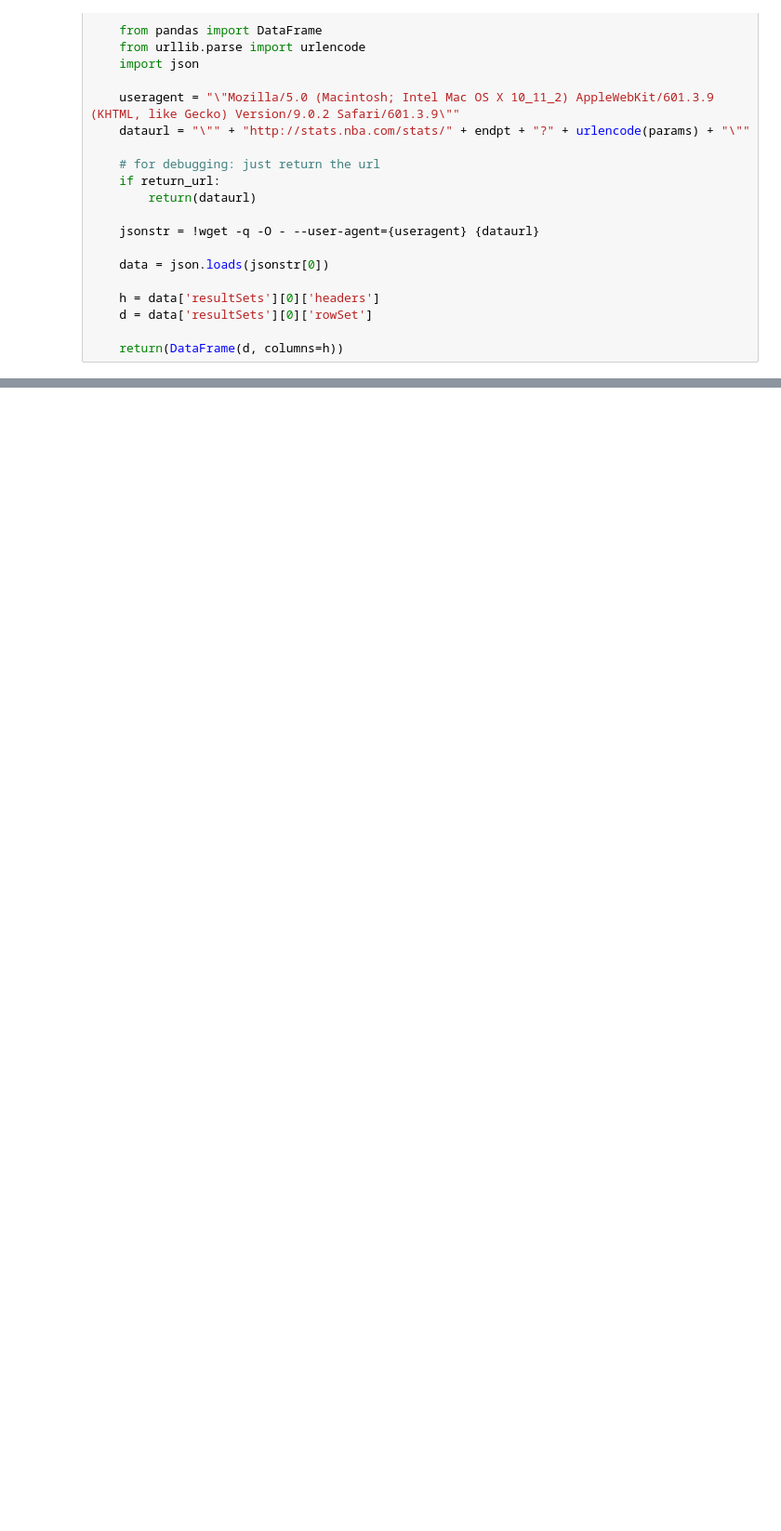
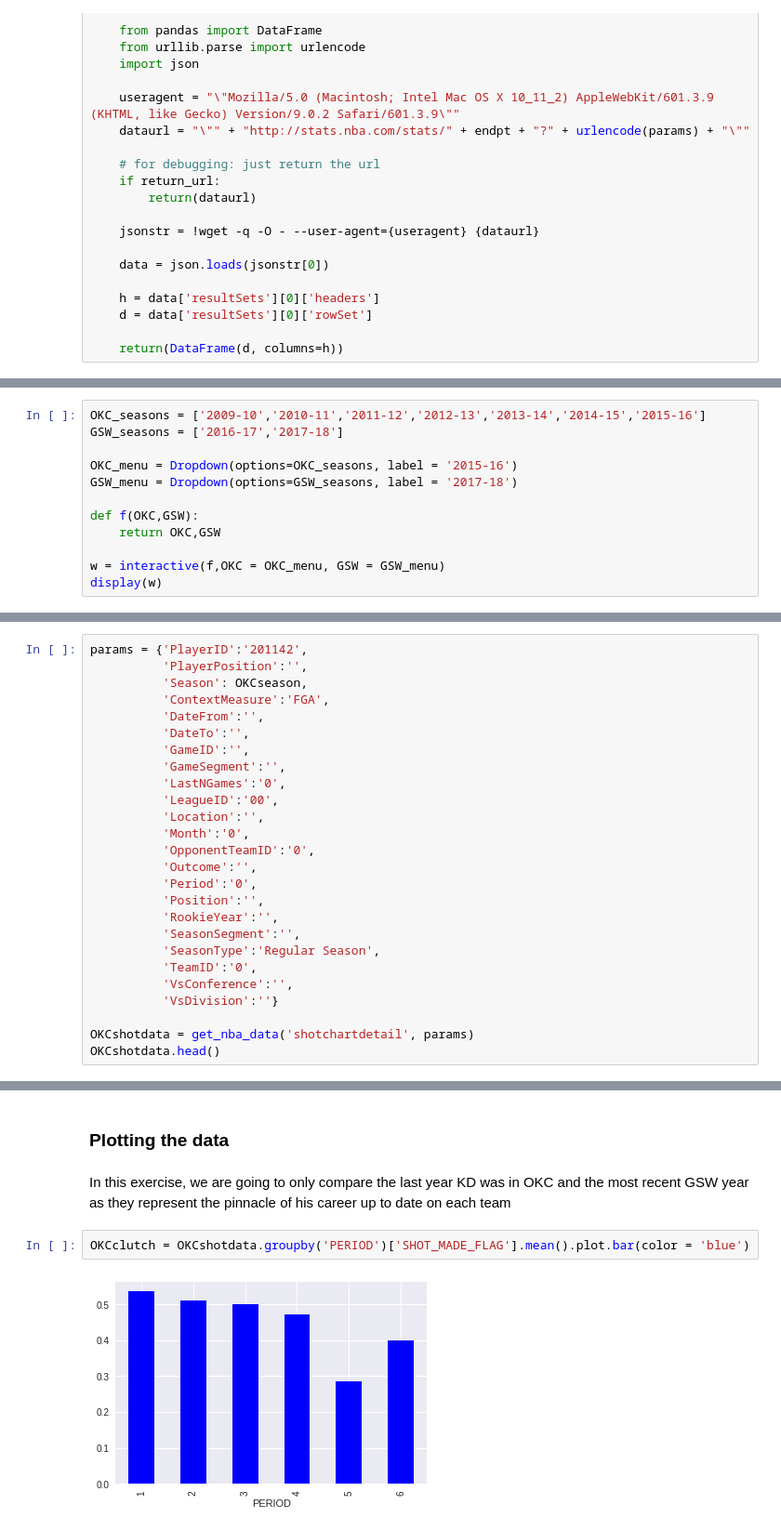
Before and after one commit to mchiang9/Spring-2018, a Jupyter notebook: Assignment-2.ipynb, the cells around one changed output, grey strips where cells are left out. Shown: that part at 93% size. Saved outputs shown, nothing was run; the diff lists cells and outputs as text; blank space fills up the shorter version.

```diff
--- a/Assignment-2.ipynb
+++ b/Assignment-2.ipynb
@@ -97,0 +534,12 @@ def get_nba_data(endpt, params, return_url=False):
+# %%
+OKC_seasons = ['2009-10','2010-11','2011-12','2012-13','2013-14','2014-15','2015-16']
+GSW_seasons = ['2016-17','2017-18']
+
+OKC_menu = Dropdown(options=OKC_seasons, label = '2015-16')
+GSW_menu = Dropdown(options=GSW_seasons, label = '2017-18')
+
+def f(OKC,GSW):
+    return OKC,GSW
+
+w = interactive(f,OKC = OKC_menu, GSW = GSW_menu)
+display(w)
@@ -97,0 +560,26 @@ def get_nba_data(endpt, params, return_url=False):
+# %%
+params = {'PlayerID':'201142',
+          'PlayerPosition':'',
+          'Season': OKCseason,
+          'ContextMeasure':'FGA',
+          'DateFrom':'',
+          'DateTo':'',
+          'GameID':'',
+          'GameSegment':'',
+          'LastNGames':'0',
+          'LeagueID':'00',
+          'Location':'',
+          'Month':'0',
+          'OpponentTeamID':'0',
+          'Outcome':'',
+          'Period':'0',
+          'Position':'',
+          'RookieYear':'',
+          'SeasonSegment':'',
+          'SeasonType':'Regular Season',
+          'TeamID':'0',
+          'VsConference':'',
+          'VsDivision':''}
+
+OKCshotdata = get_nba_data('shotchartdetail', params)
+OKCshotdata.head()
@@ -97,0 +718,8 @@ def get_nba_data(endpt, params, return_url=False):
+# %% [markdown]
+### Plotting the data
+# %% [markdown]
+In this exercise, we are going to only compare the last year KD was in OKC and the most recent GSW year as they represent the pinnacle of his career up to date on each team
+# %%
+OKCclutch = OKCshotdata.groupby('PERIOD')['SHOT_MADE_FLAG'].mean().plot.bar(color = 'blue')
+# %% [output]
+[figure, added]
```
Also changed, not shown: parts of 66 cells of this notebook, 1 other file.
